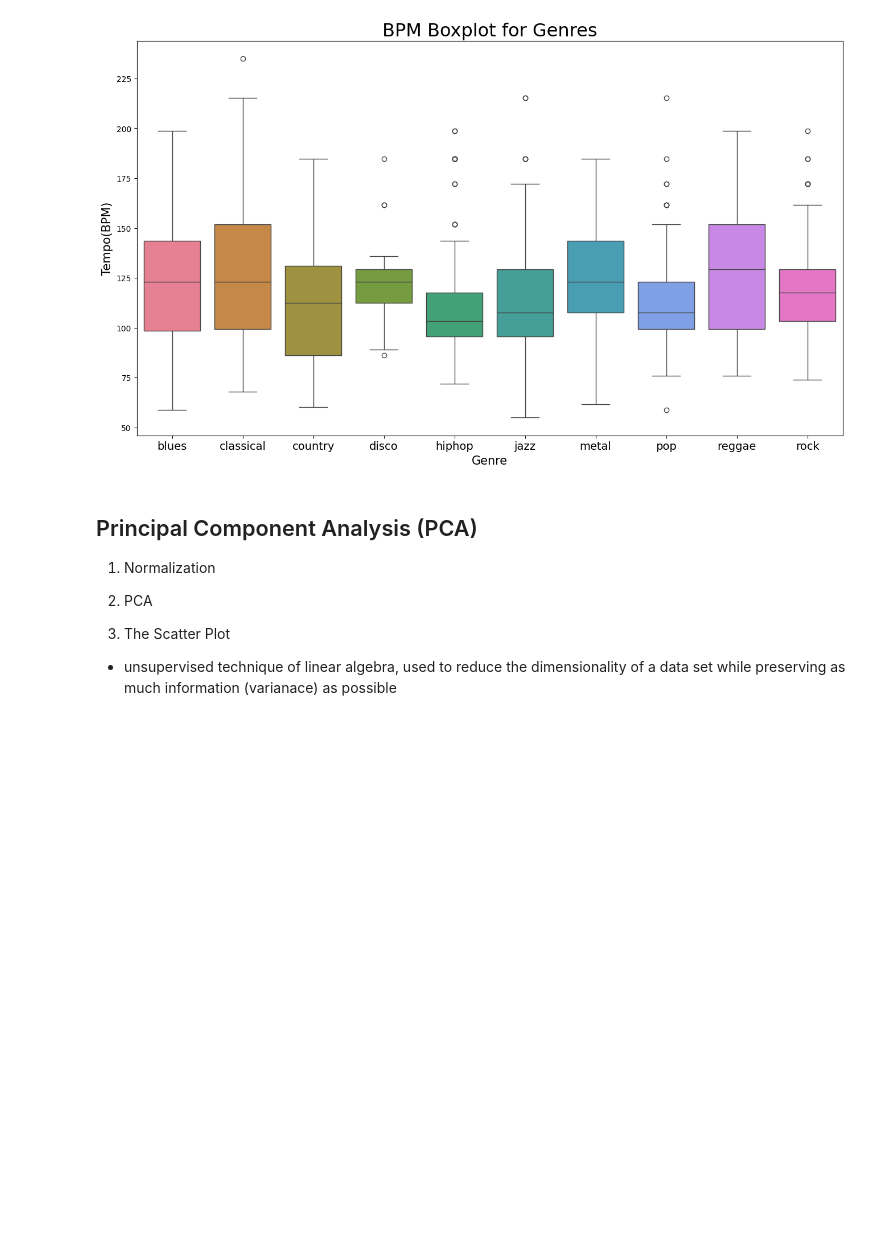
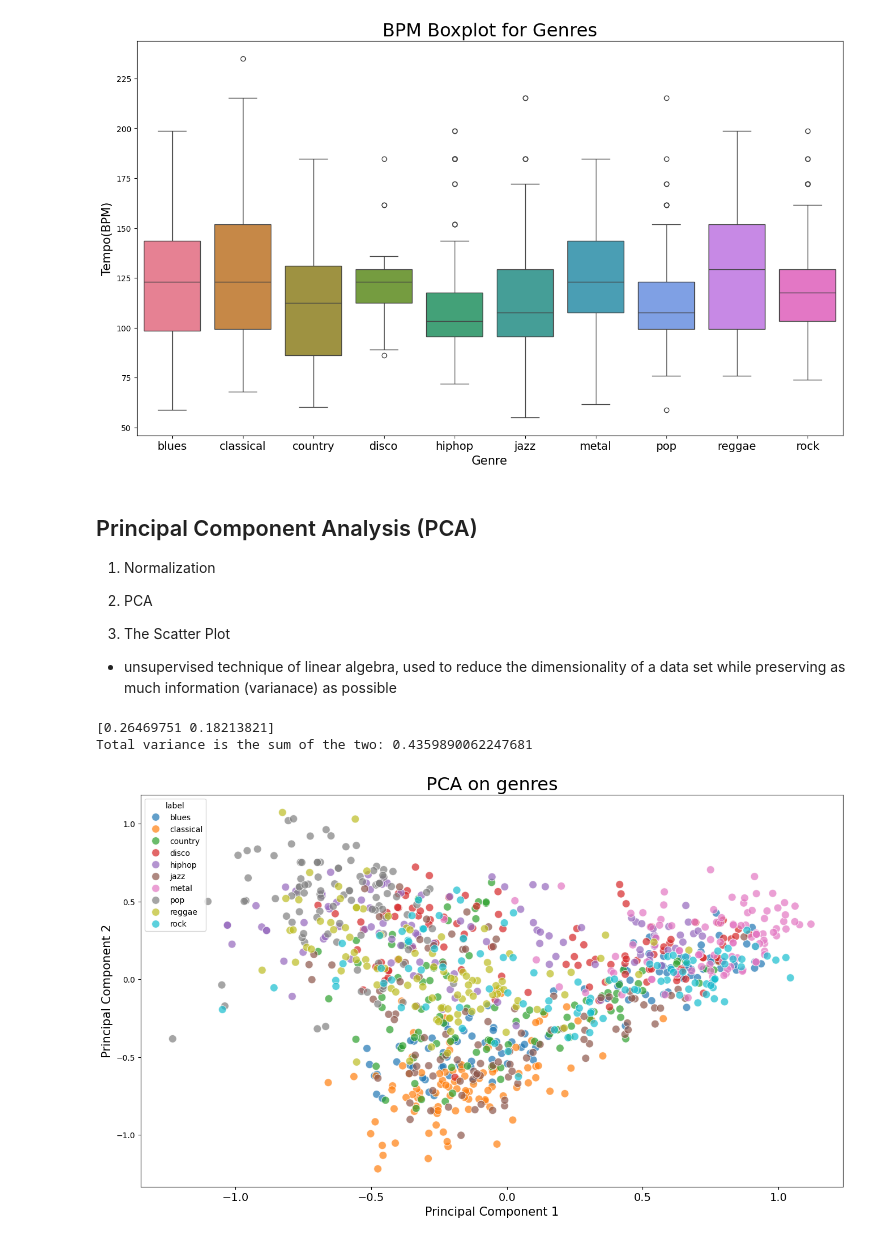
Before and after one commit to janmillou/music_genre_classifier, a Jupyter notebook: music_genre_classifier.ipynb, the cells around one changed output. Saved outputs shown, nothing was run; the diff lists cells and outputs as text; code cells hidden in the pictures; blank space fills up the shorter version.

```diff
--- a/music_genre_classifier.ipynb
+++ b/music_genre_classifier.ipynb
@@ -358,9 +358,31 @@ X = pd.DataFrame(np_scaled, columns=cols)       # Converts scaled NumPy-array ba
 from sklearn.decomposition import PCA
 
 pca = PCA(n_components=2)
-principal_components =pca.fit_transform(X)      # perform PCA: fit->learns optimal directions and transform->project X-data onto the new axes
+principal_components =pca.fit_transform(X)      # perform PCA:
+                                                    #fit-> learns optimal directions and
+                                                    # transform-> project X-data onto the new axes
 principalDf = pd.DataFrame(data=principal_components, columns= ['principal component 1', 'principal component 2'])
 
 finalDf = pd.concat([principalDf, y], axis=1)
 
-pca.explained_variance_ratio_
+
+
+print(pca.explained_variance_ratio_) # The ouput array indicates the proportion of variance (information) explained by each principal component
+sum = pca.explained_variance_[0] + pca.explained_variance_[1]
+print(f'Total variance is the sum of the two: {sum}')
+# %% [output]
+[0.26469751 0.18213821]
+Total variance is the sum of the two: 0.4359890062247681
+# %%
+# 3. Scatter Plot
+
+plt.figure(figsize=(16, 9))
+sns.scatterplot(x='principal component 1', y='principal component 2', data = finalDf, hue='label', alpha=0.7, s=100);
+plt.title('PCA on genres', fontsize=23)
+plt.xticks(fontsize=14)
+plt.yticks(fontsize=10)
+plt.xlabel('Principal Component 1', fontsize=15)
+plt.ylabel('Principal Component 2', fontsize=15)
+plt.savefig('PCA scattert.jpg')
+# %% [output]
+[figure, added]
```
Also changed, not shown: parts of 16 cells of this notebook.
